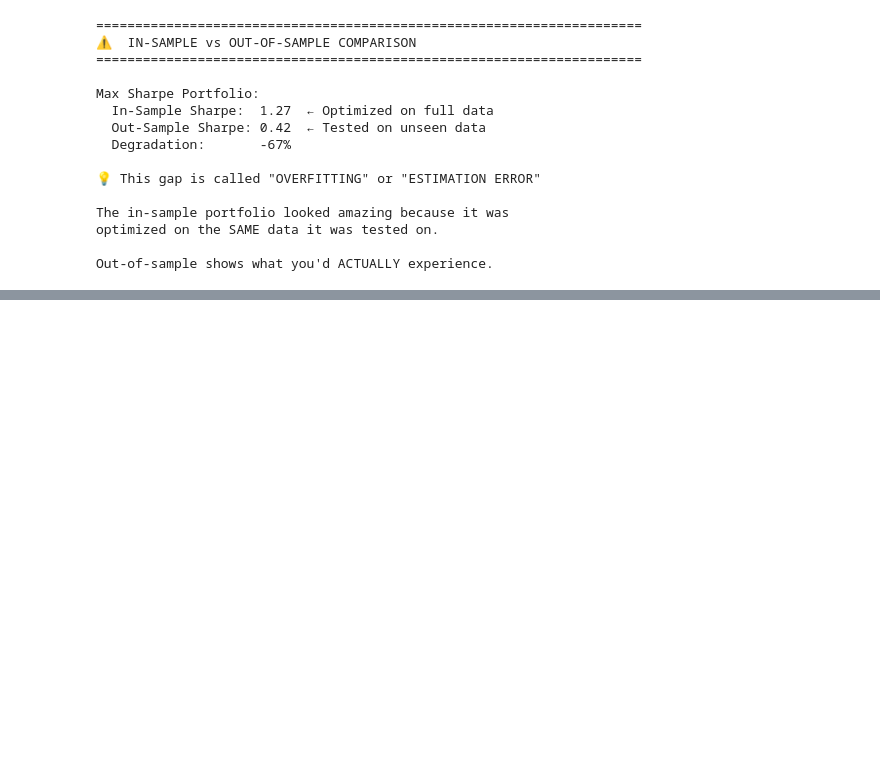
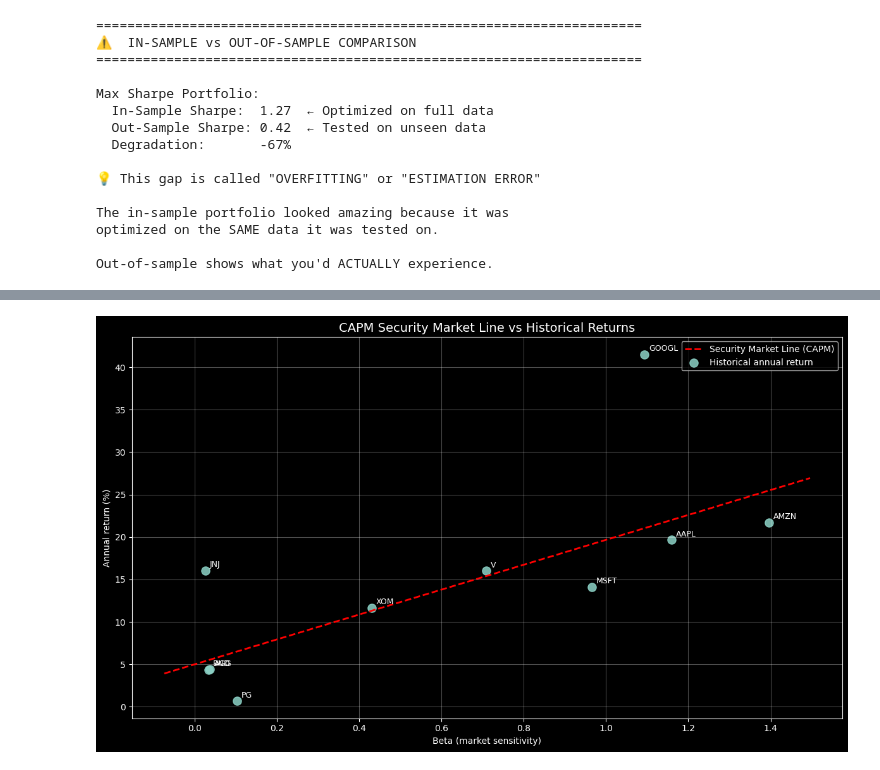
Before and after one commit to zakariabouy/PORTFOLIO-OPTIMIZER, a Jupyter notebook: Portfolio_Optimizer.ipynb, the cells around one changed output, grey strips where cells are left out. Cells and saved outputs as stored; diff of their text form; code cells hidden in the pictures; blank space fills up the shorter version.

```diff
--- a/Portfolio_Optimizer.ipynb
+++ b/Portfolio_Optimizer.ipynb
@@ -967,0 +1140,28 @@ You're no longer a Markowitz beginner. You're starting to think like a quant.
+# %%
+# Security Market Line (SML): CAPM expected return vs beta
+beta_grid = np.linspace(capm_df['Beta'].min() - 0.1, capm_df['Beta'].max() + 0.1, 100)
+sml = RISK_FREE_RATE + beta_grid * (market_annual_return - RISK_FREE_RATE)
+
+plt.figure(figsize=(12, 7))
+plt.plot(beta_grid, sml * 100, 'r--', linewidth=2, label='Security Market Line (CAPM)')
+
+plt.scatter(
+    capm_df['Beta'],
+    capm_df['Historical_return'] * 100,
+    s=90,
+    alpha=0.85,
+    label='Historical annual return'
+  )
+
+for t in capm_df.index:
+    plt.annotate(t, (capm_df.loc[t, 'Beta'], capm_df.loc[t, 'Historical_return'] * 100), xytext=(5, 4), textcoords='offset points', fontsize=9)
+
+plt.title('CAPM Security Market Line vs Historical Returns', fontsize=14)
+plt.xlabel('Beta (market sensitivity)')
+plt.ylabel('Annual return (%)')
+plt.grid(True, alpha=0.3)
+plt.legend()
+plt.tight_layout()
+plt.show()
+# %% [output]
+[figure, added]
```
Also changed, not shown: parts of 47 cells of this notebook, 1 other file.
